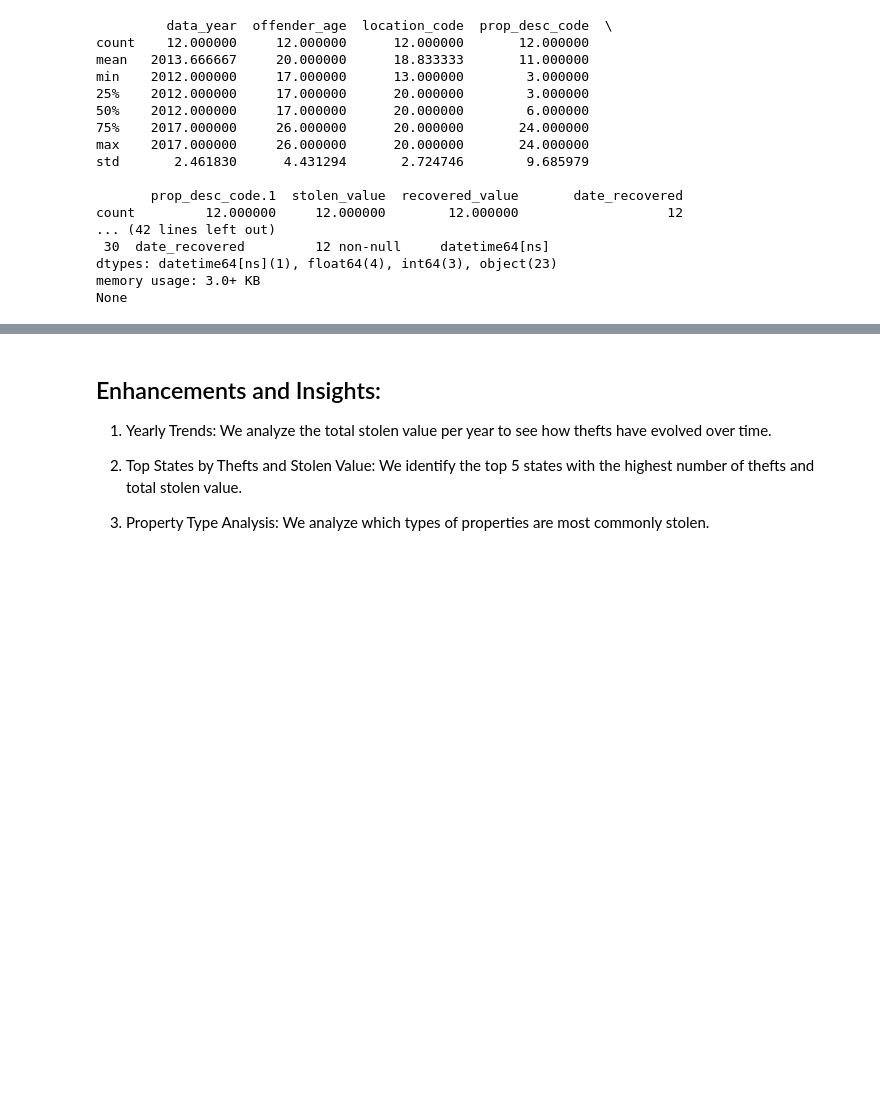
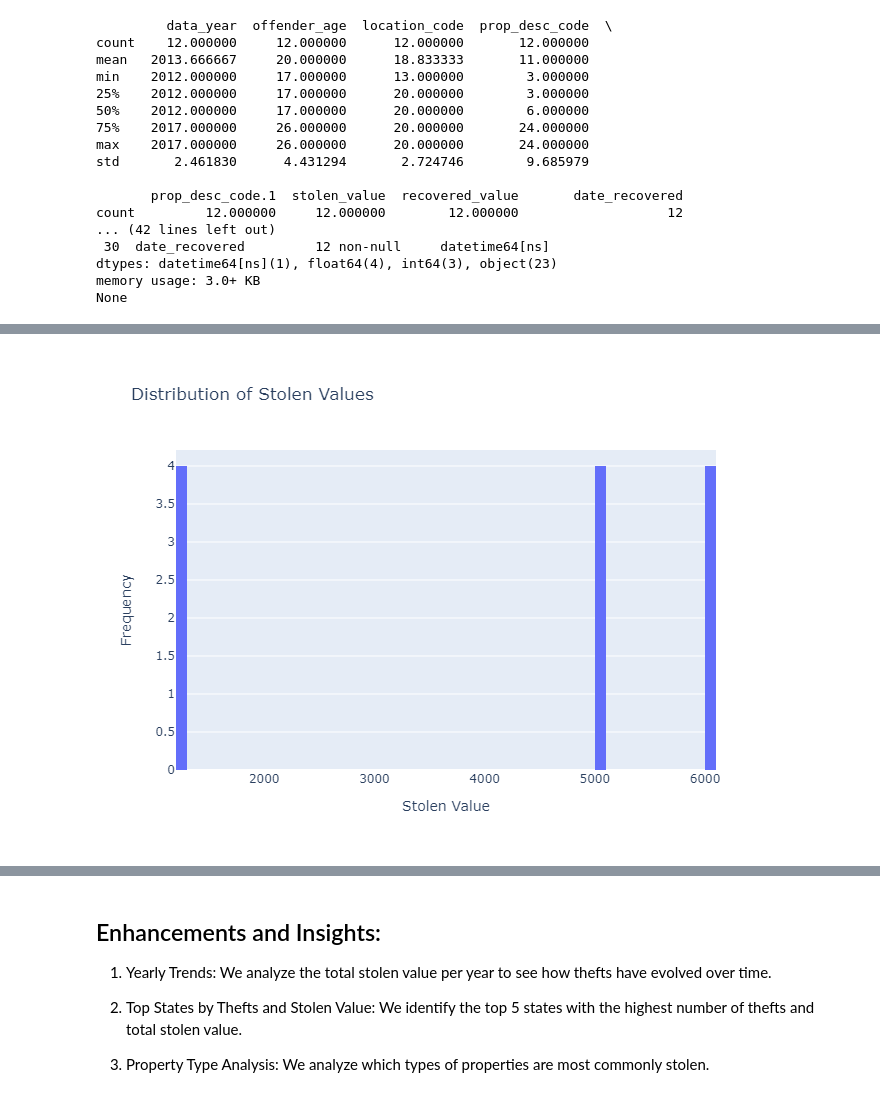
Before and after one commit to tomiwaayanwale/Cargo_theft, a Jupyter notebook: cargo dataset.ipynb, the cells around one changed output, grey strips where cells are left out. Cells and saved outputs as stored; diff of their text form; code cells hidden in the pictures; blank space fills up the shorter version.

```diff
--- a/cargo dataset.ipynb
+++ b/cargo dataset.ipynb
@@ -123,3 +121,13 @@ fig.show()
+# %%
+# libiaries to display image
+from IPython.display import display
+from PIL import Image
+
+# displaying the image
+img =Image.open("stolen values.png")
+display(img)
+# %% [output]
+[figure, added]
 # %%
 # Theft trend analysis over time
 # Theft occurrences per year
```
Also changed, not shown: parts of 19 cells of this notebook.
